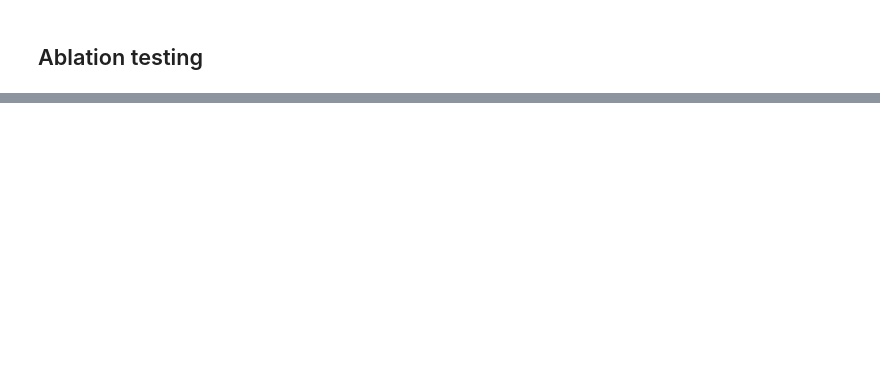
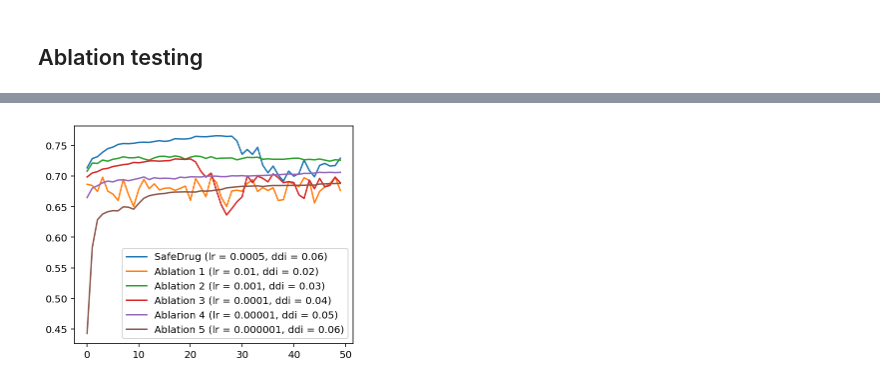
Before and after one commit to samhq/cs598dl4h-project, a Jupyter notebook: src/Result-Analysis.ipynb, the cells around one changed output, grey strips where cells are left out. Cells and saved outputs as stored; diff of their text form; code cells hidden in the pictures; blank space fills up the shorter version.

```diff
--- a/src/Result-Analysis.ipynb
+++ b/src/Result-Analysis.ipynb
@@ -134,0 +163,12 @@ pd.DataFrame(all_ablations).T
+# %%
+plt.plot(safedrug['prauc'], label='SafeDrug (lr = 0.0005, ddi = 0.06)')
+plt.plot(sd_1['prauc'], label='Ablation 1 (lr = 0.01, ddi = 0.02)')
+plt.plot(sd_2['prauc'], label='Ablation 2 (lr = 0.001, ddi = 0.03)')
+plt.plot(sd_3['prauc'], label='Ablation 3 (lr = 0.0001, ddi = 0.04)')
+plt.plot(sd_4['prauc'], label='Ablarion 4 (lr = 0.00001, ddi = 0.05)')
+plt.plot(sd_5['prauc'], label='Ablation 5 (lr = 0.000001, ddi = 0.06)')
+
+plt.legend()
+plt.show()
+# %% [output]
+[figure, added]
```
Also changed, not shown: parts of 5 cells of this notebook.
